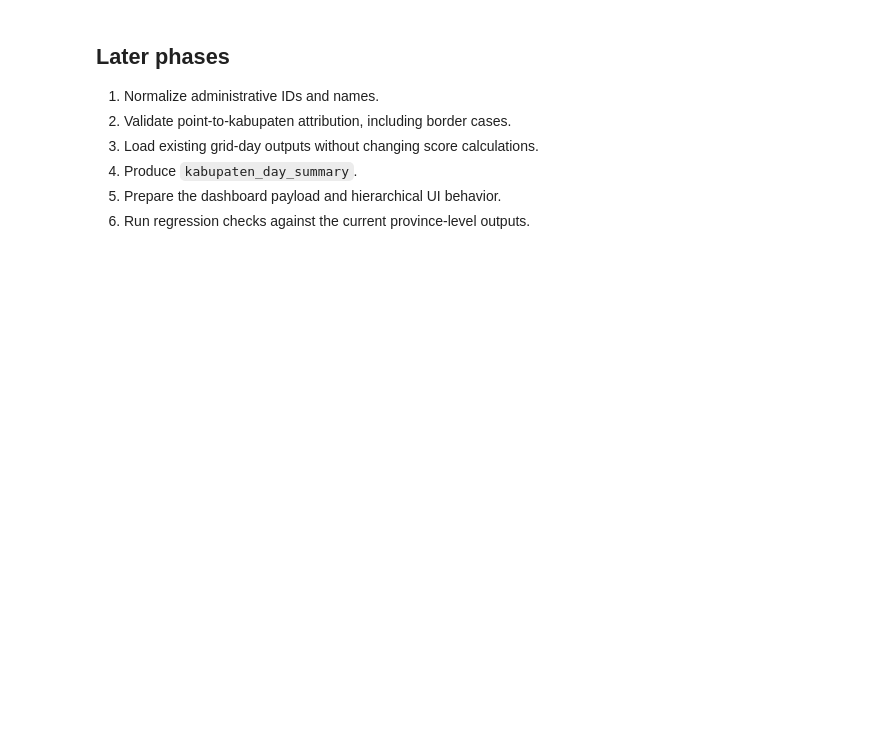
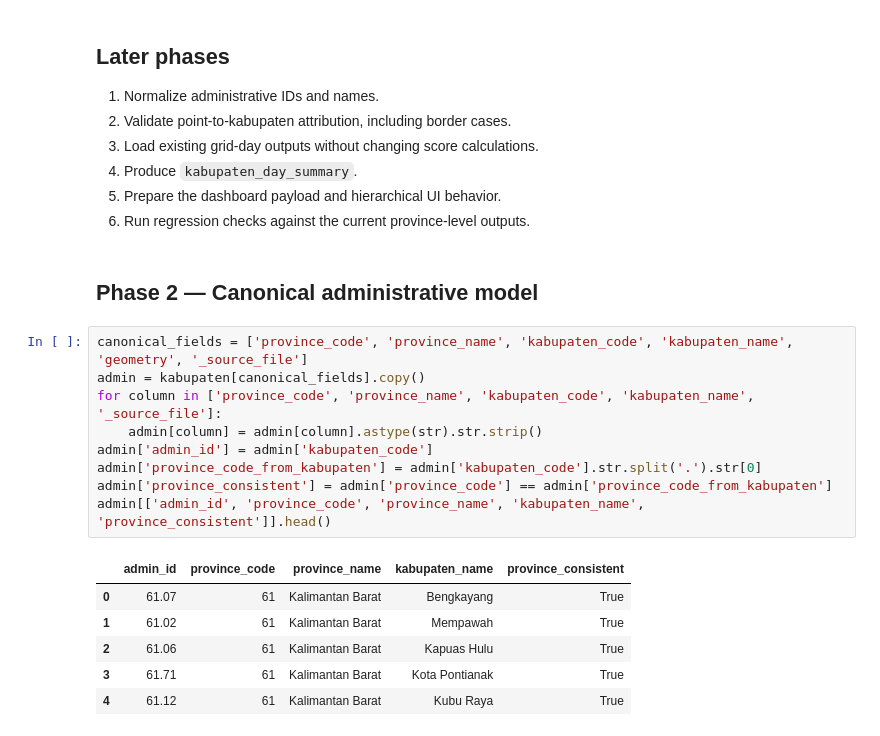
Before and after one commit to marimoria/Fireline, a Jupyter notebook: notebooks/07_FIRELINE_Kabupaten_Drilldown.ipynb, the cells around one changed output. Drawn from its saved outputs; the diff is of its cells as text; blank space fills up the shorter version.

```diff
--- a/notebooks/07_FIRELINE_Kabupaten_Drilldown.ipynb
+++ b/notebooks/07_FIRELINE_Kabupaten_Drilldown.ipynb
@@ -81,3 +118,21 @@ population_files = sorted(ADDITIONS.glob('*.csv')) + sorted(ADDITIONS.glob('*.xl
 4. Produce `kabupaten_day_summary`.
 5. Prepare the dashboard payload and hierarchical UI behavior.
 6. Run regression checks against the current province-level outputs.
+# %% [markdown]
+## Phase 2 — Canonical administrative model
+# %%
+canonical_fields = ['province_code', 'province_name', 'kabupaten_code', 'kabupaten_name', 'geometry', '_source_file']
+admin = kabupaten[canonical_fields].copy()
+for column in ['province_code', 'province_name', 'kabupaten_code', 'kabupaten_name', '_source_file']:
+    admin[column] = admin[column].astype(str).str.strip()
+admin['admin_id'] = admin['kabupaten_code']
+admin['province_code_from_kabupaten'] = admin['kabupaten_code'].str.split('.').str[0]
+admin['province_consistent'] = admin['province_code'] == admin['province_code_from_kabupaten']
+admin[['admin_id', 'province_code', 'province_name', 'kabupaten_name', 'province_consistent']].head()
+# %% [output]
+|  | admin_id | province_code | province_name | kabupaten_name | province_consistent |
+| 0 | 61.07 | 61 | Kalimantan Barat | Bengkayang | True |
+| 1 | 61.02 | 61 | Kalimantan Barat | Mempawah | True |
+| 2 | 61.06 | 61 | Kalimantan Barat | Kapuas Hulu | True |
+| 3 | 61.71 | 61 | Kalimantan Barat | Kota Pontianak | True |
+| 4 | 61.12 | 61 | Kalimantan Barat | Kubu Raya | True |
```
Also changed, not shown: parts of 7 cells of this notebook, 1 other file.
